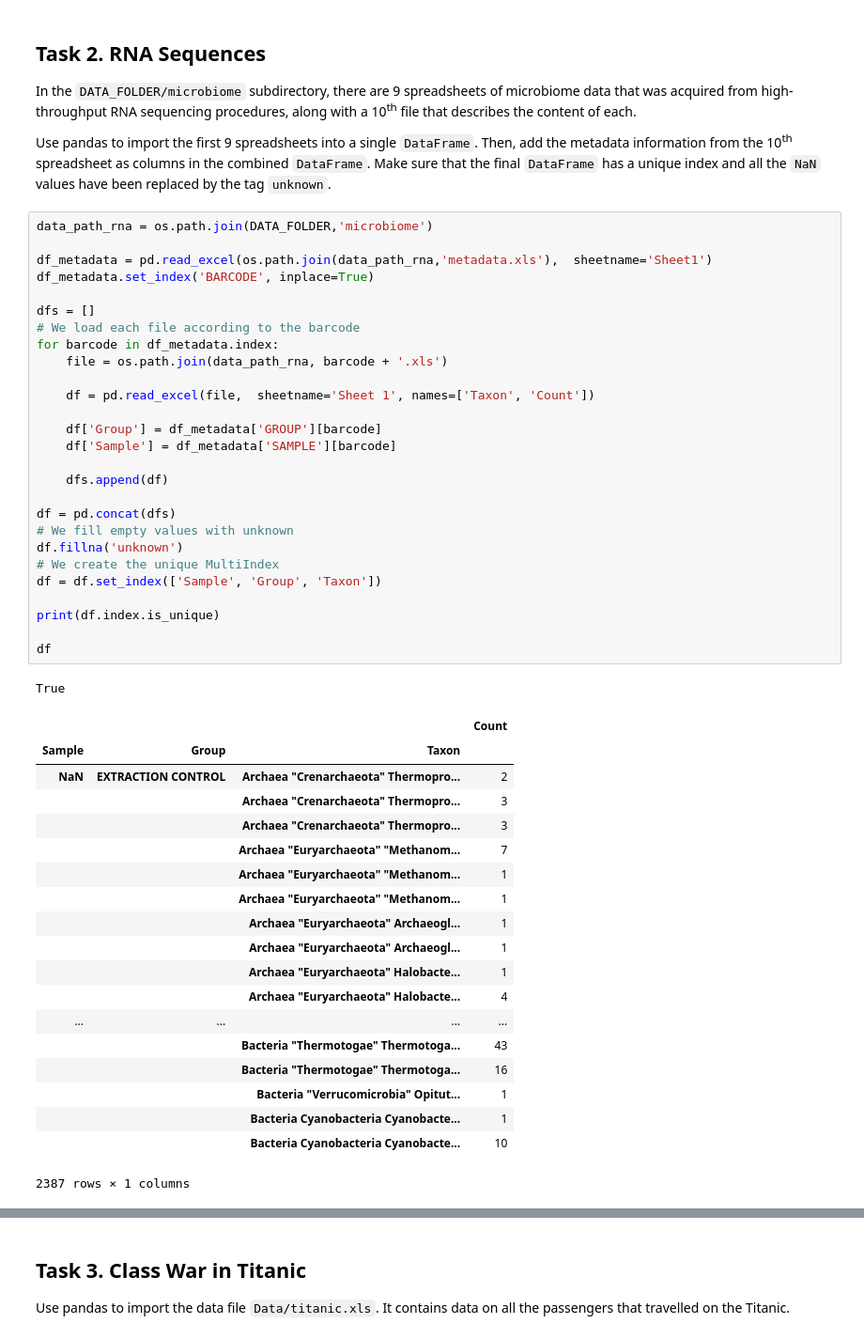
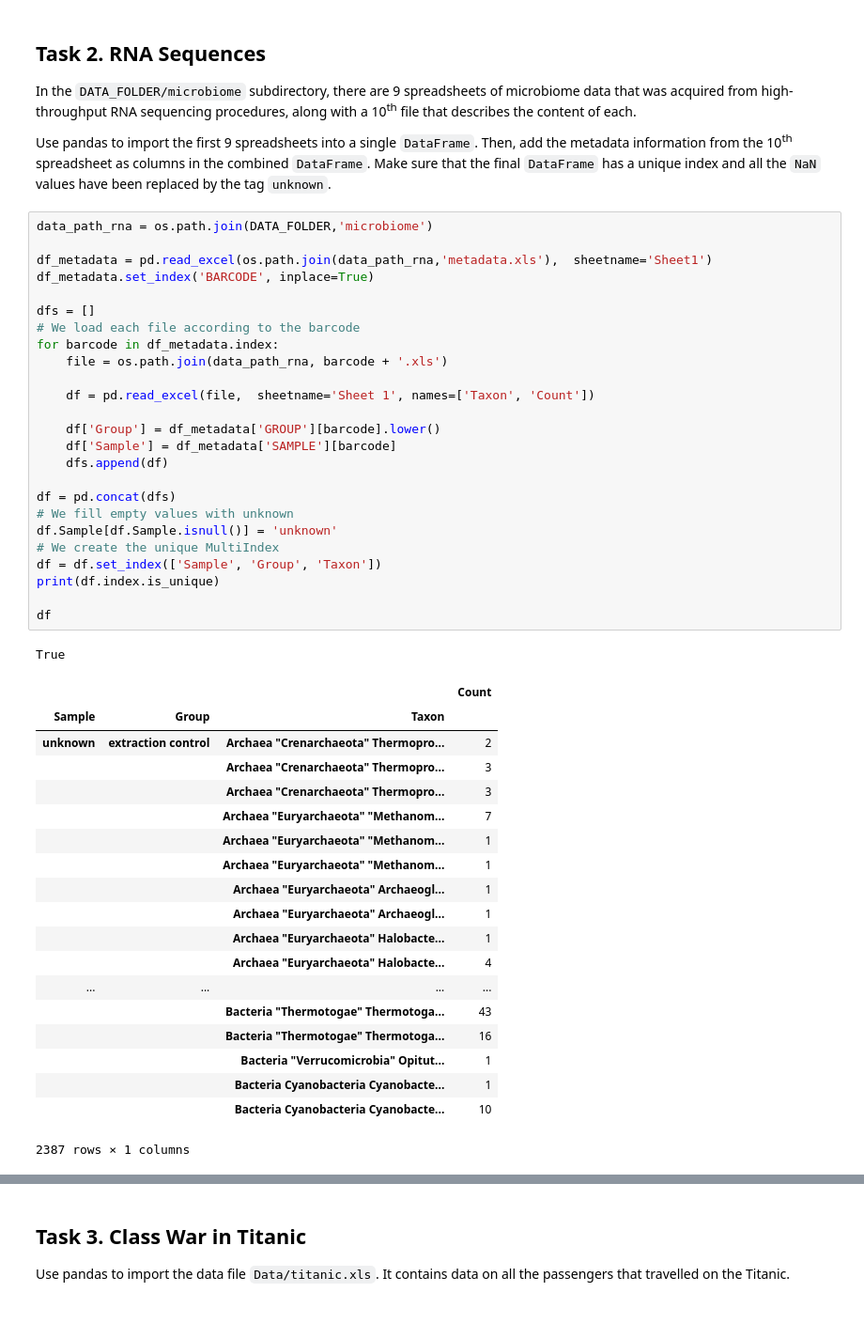
Before and after one commit to raphaelBarman/ADA-dh, a Jupyter notebook: 01 - Pandas and Data Wrangling/Homework 1.ipynb, the cells around one changed output, grey strips where cells are left out. Shown at 94% size. Cells and saved outputs as stored; diff of their text form.

```diff
--- a/01 - Pandas and Data Wrangling/Homework 1.ipynb
+++ b/01 - Pandas and Data Wrangling/Homework 1.ipynb
@@ -138,35 +140,33 @@ Make sure that the final `DataFrame` has a unique index and all the `NaN` values
 # %%
 data_path_rna = os.path.join(DATA_FOLDER,'microbiome')
 
 df_metadata = pd.read_excel(os.path.join(data_path_rna,'metadata.xls'),  sheetname='Sheet1')
 df_metadata.set_index('BARCODE', inplace=True)
 
 dfs = []
 # We load each file according to the barcode
 for barcode in df_metadata.index:
     file = os.path.join(data_path_rna, barcode + '.xls')
 
     df = pd.read_excel(file,  sheetname='Sheet 1', names=['Taxon', 'Count'])
 
-    df['Group'] = df_metadata['GROUP'][barcode]
+    df['Group'] = df_metadata['GROUP'][barcode].lower()
     df['Sample'] = df_metadata['SAMPLE'][barcode]
-
     dfs.append(df)
 
 df = pd.concat(dfs)
 # We fill empty values with unknown
-df.fillna('unknown')
+df.Sample[df.Sample.isnull()] = 'unknown'
 # We create the unique MultiIndex
 df = df.set_index(['Sample', 'Group', 'Taxon'])
-
 print(df.index.is_unique)
 
 df
 # %% [output]
 True
 |  |  |  | Count |
 | Sample | Group | Taxon |  |
-| NaN | EXTRACTION CONTROL | Archaea "Crenarchaeota" Thermopro... | 2 |
+| unknown | extraction control | Archaea "Crenarchaeota" Thermopro... | 2 |
 |  |  | Archaea "Crenarchaeota" Thermopro... | 3 |
 |  |  | Archaea "Crenarchaeota" Thermopro... | 3 |
 |  |  | Archaea "Euryarchaeota" "Methanom... | 7 |
```
Also changed, not shown: parts of 13 cells of this notebook.
